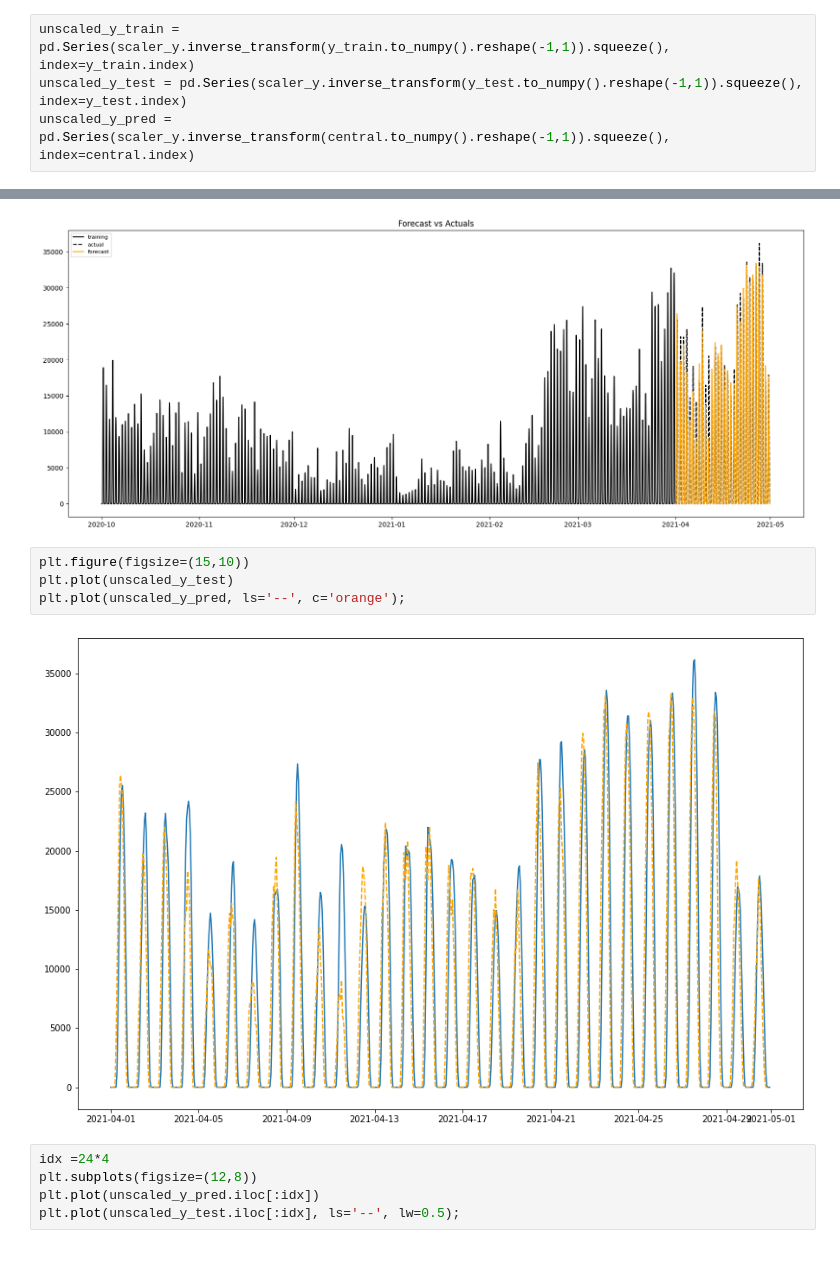
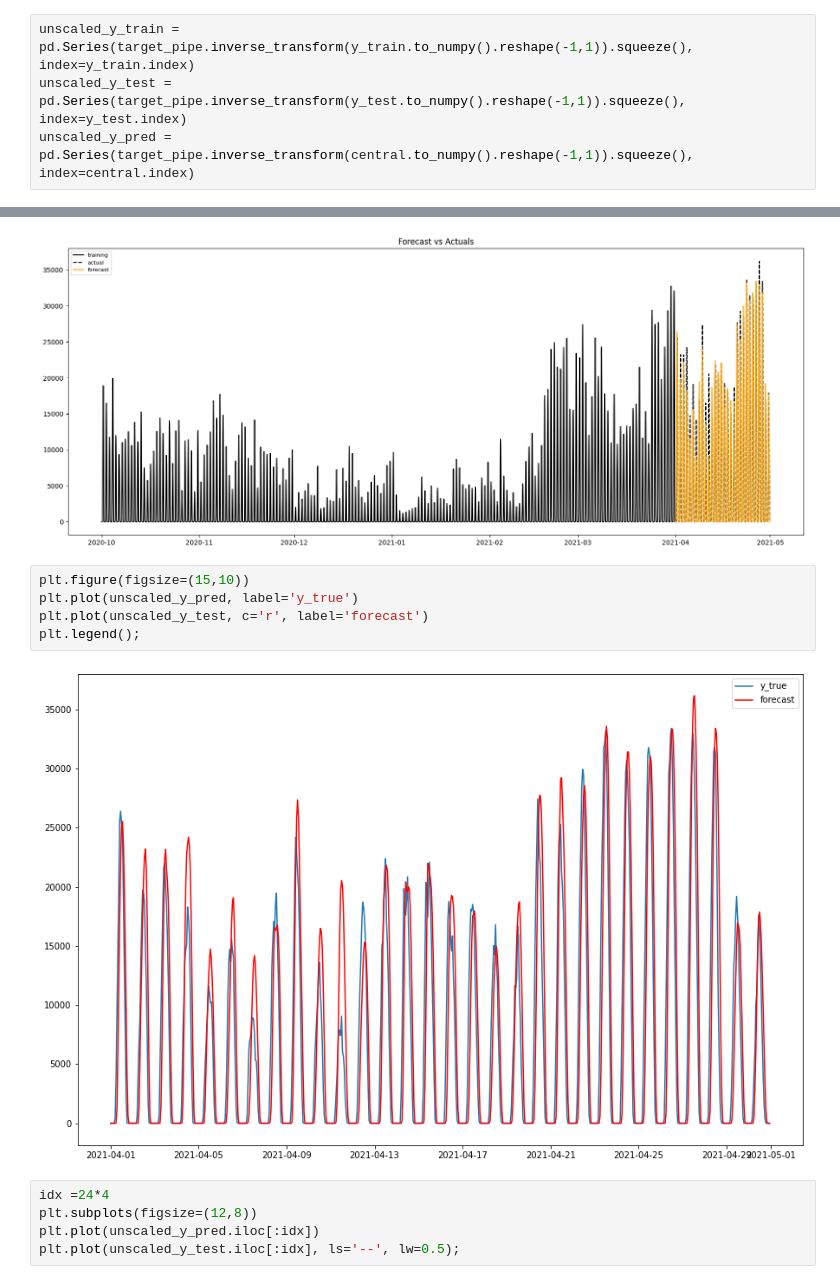
Before and after one commit to HaukeFock/predict_energy_generation, a Jupyter notebook: notebooks/rodrigo_from_hauke_model_17.ipynb, the cells around one changed output, grey strips where cells are left out. Saved outputs shown, nothing was run; the diff lists cells and outputs as text.

```diff
--- a/notebooks/rodrigo_from_hauke_model_17.ipynb
+++ b/notebooks/rodrigo_from_hauke_model_17.ipynb
@@ -124,9 +124,9 @@ upper = confint['upper y']
 # %% [markdown]
 ## Unscaling results
 # %%
-unscaled_y_train = pd.Series(scaler_y.inverse_transform(y_train.to_numpy().reshape(-1,1)).squeeze(), index=y_train.index)
-unscaled_y_test = pd.Series(scaler_y.inverse_transform(y_test.to_numpy().reshape(-1,1)).squeeze(), index=y_test.index)
-unscaled_y_pred = pd.Series(scaler_y.inverse_transform(central.to_numpy().reshape(-1,1)).squeeze(), index=central.index)
+unscaled_y_train = pd.Series(target_pipe.inverse_transform(y_train.to_numpy().reshape(-1,1)).squeeze(), index=y_train.index)
+unscaled_y_test = pd.Series(target_pipe.inverse_transform(y_test.to_numpy().reshape(-1,1)).squeeze(), index=y_test.index)
+unscaled_y_pred = pd.Series(target_pipe.inverse_transform(central.to_numpy().reshape(-1,1)).squeeze(), index=central.index)
 # %% [markdown]
 ## MSE & Plot results
 # %%
@@ -179,10 +179,11 @@ plot_forecast(unscaled_y_pred, unscaled_y_train, unscaled_y_test)
 [figure]
 # %%
 plt.figure(figsize=(15,10))
-plt.plot(unscaled_y_test)
-plt.plot(unscaled_y_pred, ls='--', c='orange');
+plt.plot(unscaled_y_pred, label='y_true')
+plt.plot(unscaled_y_test, c='r', label='forecast')
+plt.legend();
 # %% [output]
-[figure, old version]
+[figure, new version]
 # %%
 idx =24*4
 plt.subplots(figsize=(12,8))
```
Also changed, not shown: parts of 1 cell of this notebook, 1 other file.
